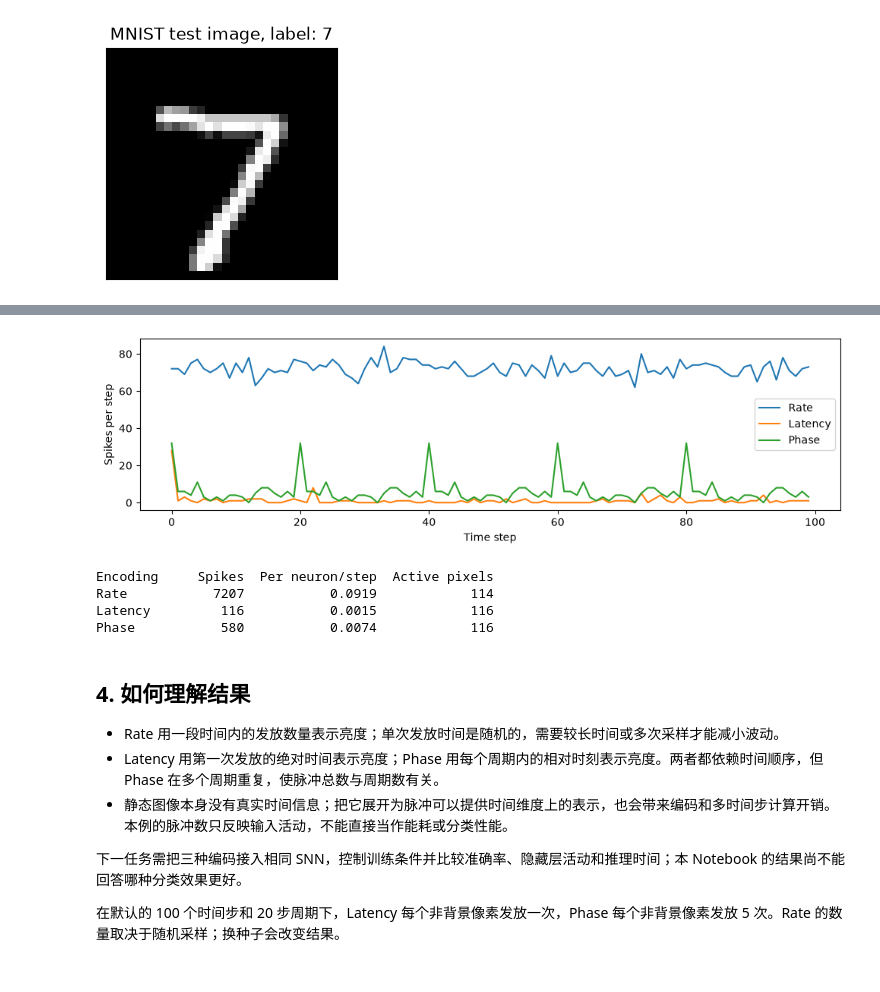
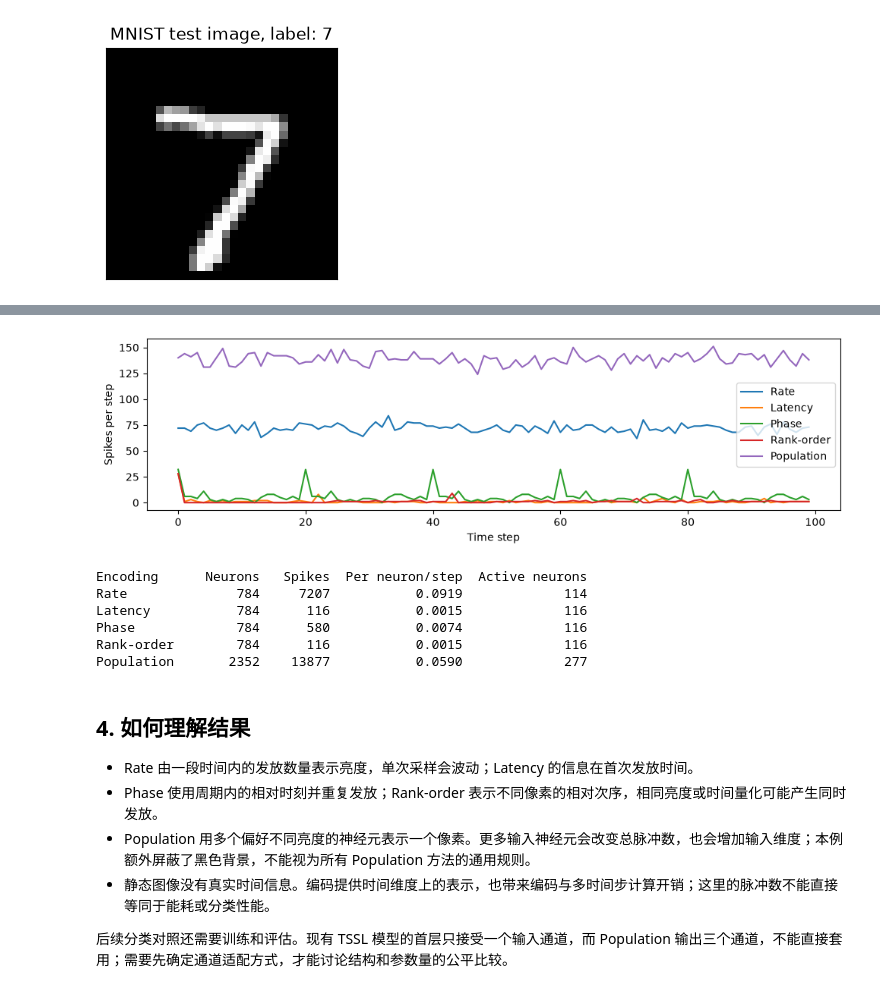
Before and after one commit to LevelDownRefine/neural-network-teaching, a Jupyter notebook: mnist/spike_encoding.ipynb, the cells around one changed output, grey strips where cells are left out. Drawn from its saved outputs; the diff is of its cells as text; code cells hidden in the pictures.

```diff
--- a/mnist/spike_encoding.ipynb
+++ b/mnist/spike_encoding.ipynb
@@ -38,16 +40,25 @@ image_tensor, label = dataset[0]
 image = image_tensor.squeeze(0).numpy()
 images = image_tensor.unsqueeze(0)
 steps, period, seed = 100, 20, 42
+population_size = 3
 encoded = {
     "Rate": encode_input(
         images, steps, "rate", generator=torch.Generator().manual_seed(seed)
     ),
     "Latency": encode_input(images, steps, "latency"),
     "Phase": encode_input(images, steps, "phase", period=period),
+    "Rank-order": encode_input(images, steps, "rank_order"),
+    "Population": encode_input(
+        images,
+        steps,
+        "population",
+        population_size=population_size,
+        generator=torch.Generator().manual_seed(seed),
+    ),
 }
-# 统一接口输出 [批次, 通道, 高, 宽, 时间]；绘图使用 [时间, 高, 宽]。
+# [批次, 通道, 高, 宽, 时间] 转为 [时间, 输入神经元]。
 trains = {
-    name: value[0, 0].permute(2, 0, 1).numpy().astype(bool)
+    name: value[0].permute(3, 0, 1, 2).reshape(steps, -1).numpy().astype(bool)
     for name, value in encoded.items()
 }
 fig, ax = plt.subplots(figsize=(3, 3))
@@ -63,13 +74,13 @@ plt.show()
 # %%
-fig, axes = plt.subplots(3, 1, figsize=(10, 8), sharex=True, sharey=True)
+fig, axes = plt.subplots(len(trains), 1, figsize=(10, 13), sharex=True)
 for ax, (name, spikes) in zip(axes, trains.items(), strict=True):
-    time, neuron = np.nonzero(spikes.reshape(steps, -1))
+    time, neuron = np.nonzero(spikes)
     ax.scatter(time, neuron, s=1, marker=".")
     ax.set(
         title=name,
-        ylabel="Pixel index",
+        ylabel="Neuron index",
         xlim=(-0.5, steps - 0.5),
-        ylim=(-0.5, image.size - 0.5),
+        ylim=(-0.5, spikes.shape[1] - 0.5),
     )
 axes[-1].set_xlabel("Time step")
 fig.tight_layout()
@@ -83,29 +94,34 @@ plt.show()
 # %%
-print(f"{'Encoding':<10} {'Spikes':>8} {'Per neuron/step':>16} {'Active pixels':>14}")
+print(
+    f"{'Encoding':<12} {'Neurons':>8} {'Spikes':>8} {'Per neuron/step':>16} {'Active neurons':>15}"
+)
 for name, spikes in trains.items():
     count = int(spikes.sum())
     active = int(spikes.any(axis=0).sum())
-    print(f"{name:<10} {count:>8} {count / spikes.size:>16.4f} {active:>14}")
+    print(
+        f"{name:<12} {spikes.shape[1]:>8} {count:>8} {count / spikes.size:>16.4f} {active:>15}"
+    )
 fig, ax = plt.subplots(figsize=(10, 3))
 for name, spikes in trains.items():
-    ax.plot(np.arange(steps), spikes.sum(axis=(1, 2)), label=name)
+    ax.plot(np.arange(steps), spikes.sum(axis=1), label=name)
 ax.set(xlabel="Time step", ylabel="Spikes per step")
 ax.legend()
 fig.tight_layout()
 plt.show()
 # %% [output]
-[figure, old version]
+[figure, new version]
-Encoding     Spikes  Per neuron/step  Active pixels
-Rate           7207           0.0919            114
-Latency         116           0.0015            116
-Phase           580           0.0074            116
+Encoding      Neurons   Spikes  Per neuron/step  Active neurons
+Rate              784     7207           0.0919             114
+Latency           784      116           0.0015             116
+Phase             784      580           0.0074             116
+Rank-order        784      116           0.0015             116
+Population       2352    13877           0.0590             277
 # %% [markdown]
 ## 4. 如何理解结果
 
-- Rate 用一段时间内的发放数量表示亮度；单次发放时间是随机的，需要较长时间或多次采样才能减小波动。
-- Latency 用第一次发放的绝对时间表示亮度；Phase 用每个周期内的相对时刻表示亮度。两者都依赖时间顺序，但 Phase 在多个周期重复，使脉冲总数与周期数有关。
-- 静态图像本身没有真实时间信息；把它展开为脉冲可以提供时间维度上的表示，也会带来编码和多时间步计算开销。本例的脉冲数只反映输入活动，不能直接当作能耗或分类性能。
+- Rate 由一段时间内的发放数量表示亮度，单次采样会波动；Latency 的信息在首次发放时间。
+- Phase 使用周期内的相对时刻并重复发放；Rank-order 表示不同像素的相对次序，相同亮度或时间量化可能产生同时发放。
+- Population 用多个偏好不同亮度的神经元表示一个像素。更多输入神经元会改变总脉冲数，也会增加输入维度；本例额外屏蔽了黑色背景，不能视为所有 Population 方法的通用规则。
+- 静态图像没有真实时间信息。编码提供时间维度上的表示，也带来编码与多时间步计算开销；这里的脉冲数不能直接等同于能耗或分类性能。
 
-下一任务需把三种编码接入相同 SNN，控制训练条件并比较准确率、隐藏层活动和推理时间；本 Notebook 的结果尚不能回答哪种分类效果更好。
-
-在默认的 100 个时间步和 20 步周期下，Latency 每个非背景像素发放一次，Phase 每个非背景像素发放 5 次。Rate 的数量取决于随机采样；换种子会改变结果。
+后续分类对照还需要训练和评估。现有 TSSL 模型的首层只接受一个输入通道，而 Population 输出三个通道，不能直接套用；需要先确定通道适配方式，才能讨论结构和参数量的公平比较。
```
Also changed, not shown: parts of 5 cells of this notebook, 3 other files.
